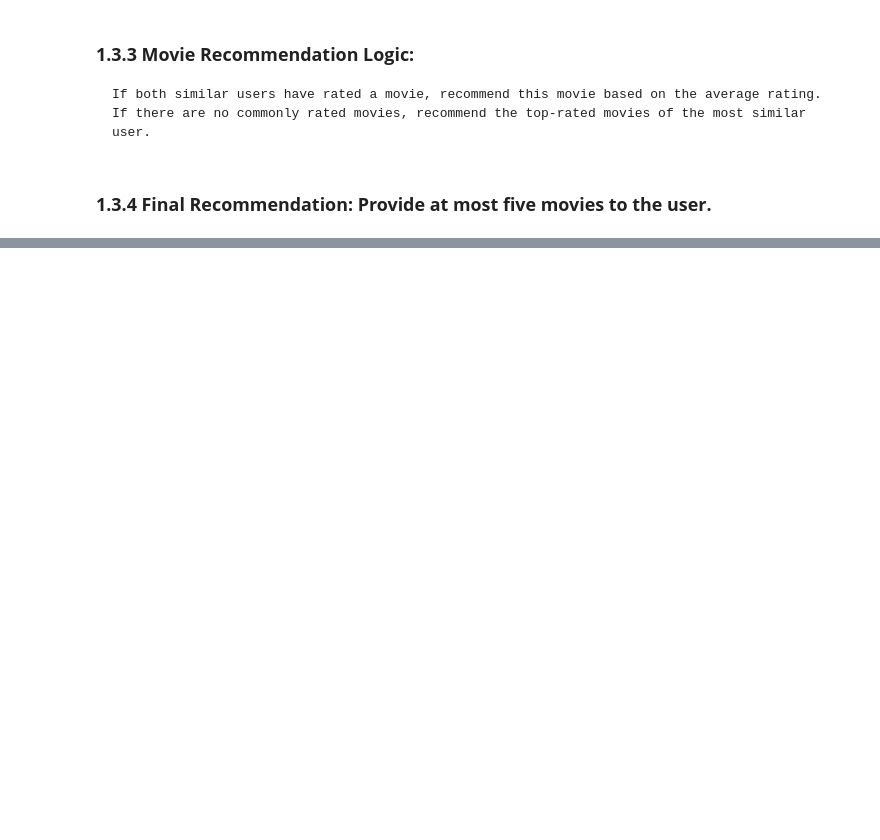
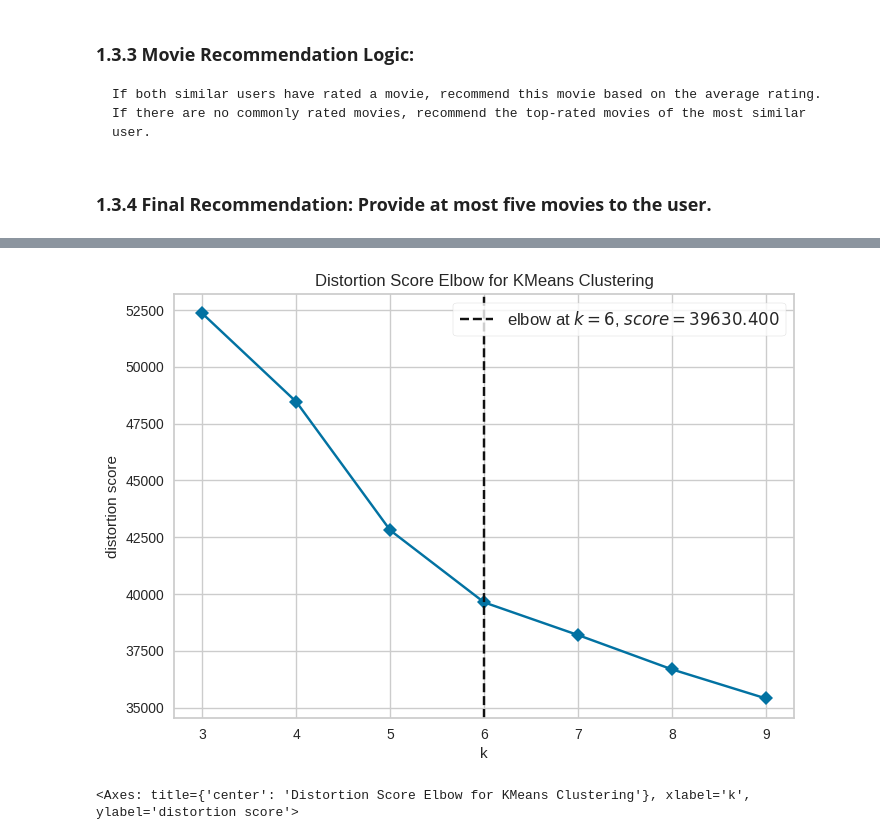
Before and after one commit to LinCannn/ADM-HW4, a Jupyter notebook: main.ipynb, the cells around one changed output, grey strips where cells are left out. Drawn from its saved outputs; the diff is of its cells as text; code cells hidden in the pictures; blank space fills up the shorter version.

```diff
--- a/main.ipynb
+++ b/main.ipynb
@@ -410,0 +946,7 @@ result_df[['title', 'score']]
+# %%
+one_hot_cols = [col for col in movies_df.columns if col not in columns_to_scale]
+
+# merge the pca_data with the original dataset
+pca_df = pd.DataFrame(pca_data, columns=[f"PC{i+1}" for i in range(pca_data.shape[1])])
+movies_df = pd.concat([movies_df[one_hot_cols], pca_df], axis=1)
+movies_df.head(3)
@@ -410,0 +959,7 @@ result_df[['title', 'score']]
+# %%
+# scale the data for clustering
+columns_to_scale = [col for col in movies_df.columns if col.startswith("PC")]
+scaler = StandardScaler()
+movies_df[columns_to_scale] = scaler.fit_transform(movies_df[columns_to_scale])
+
+movies_df.head(3)
@@ -410,0 +972,2 @@ result_df[['title', 'score']]
+# %%
+movies_df.dropna(inplace=True)
@@ -410,0 +990,12 @@ result_df[['title', 'score']]
+# %%
+from sklearn.cluster import KMeans
+from yellowbrick.cluster import KElbowVisualizer
+
+# Instantiate the clustering model and visualizer
+model = KMeans()
+visualizer = KElbowVisualizer(model, k=(3,10), timings=False)
+visualizer.fit(movies_df) # Fit the data to the visualizer
+visualizer.show() # Finalize and render the figure
+# %% [output]
+[figure, added]
+<Axes: title={'center': 'Distortion Score Elbow for KMeans Clustering'}, xlabel='k', ylabel='distortion score'>
```
Also changed, not shown: parts of 112 cells of this notebook, 4 other files.
